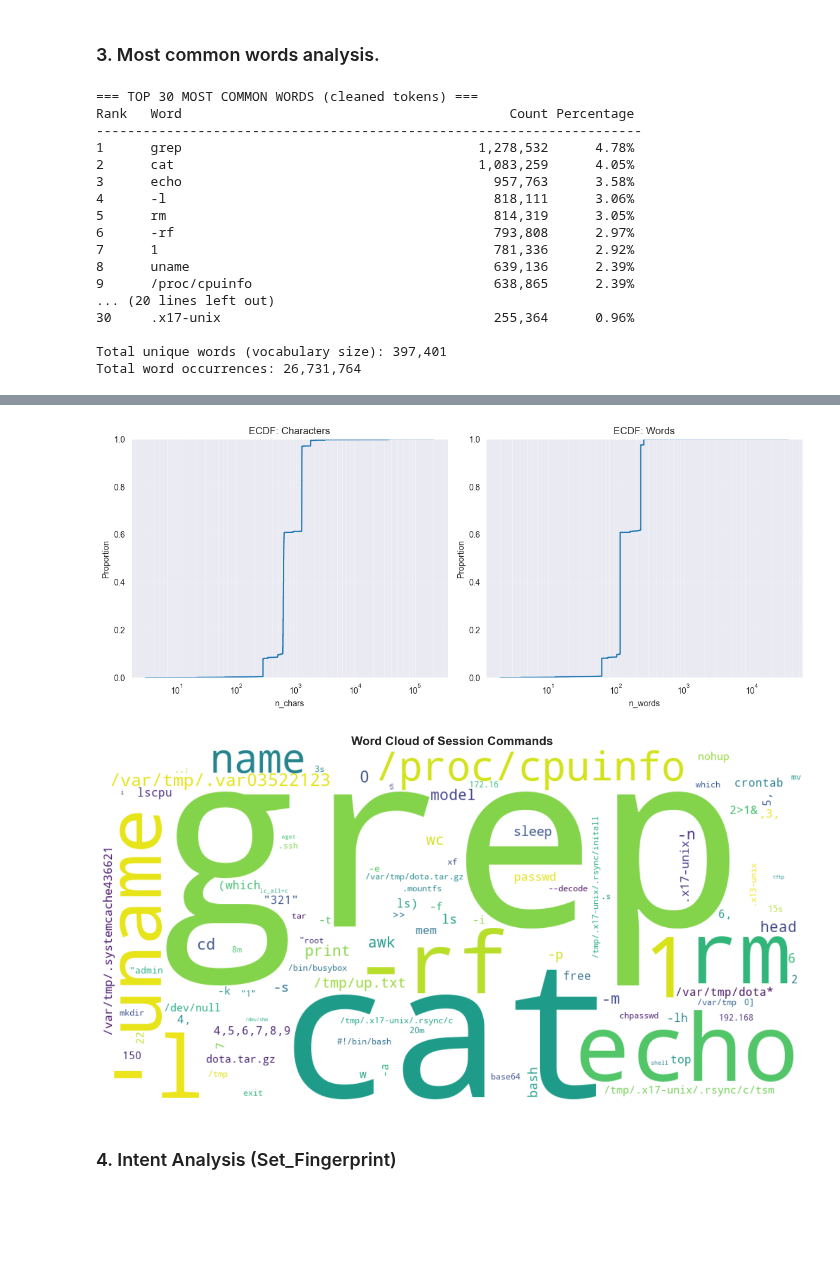
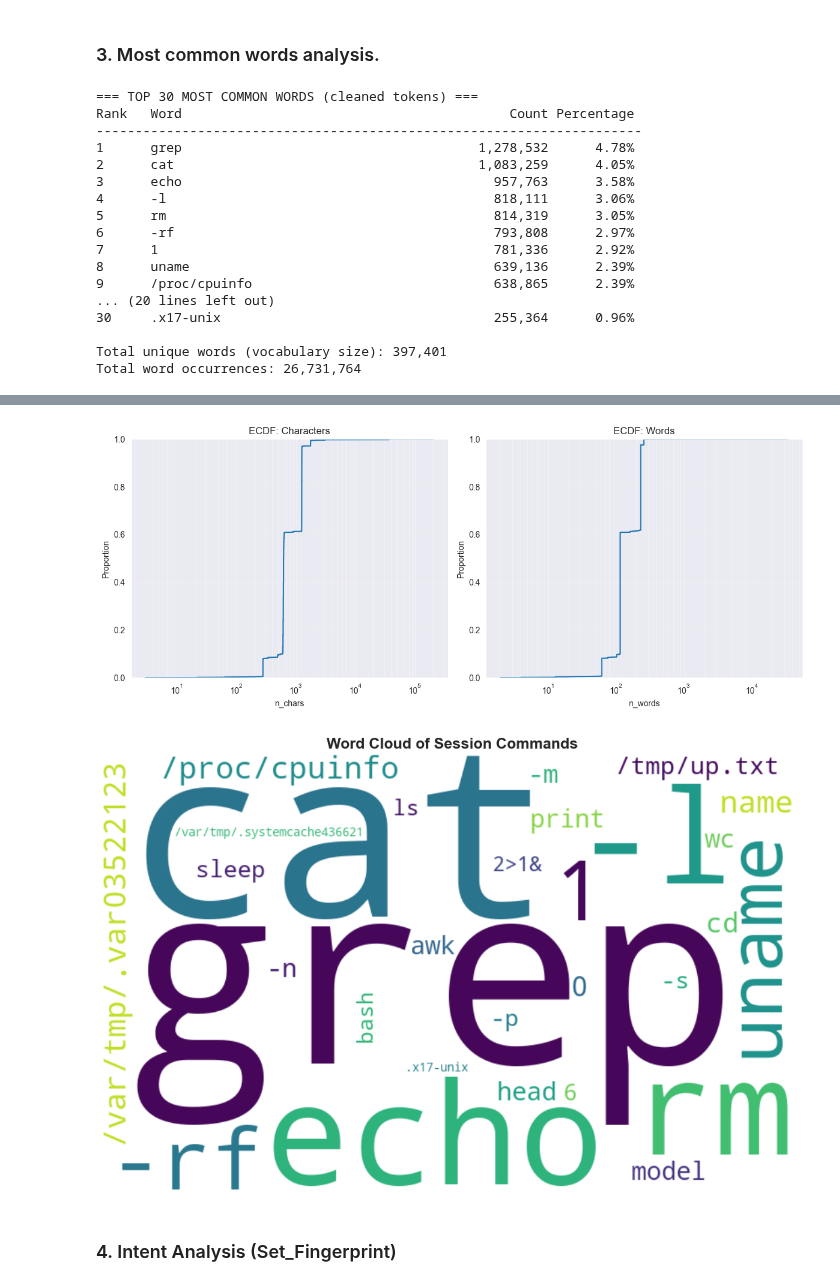
Before and after one commit to SteLib/ML-ssh-session-classifier, a Jupyter notebook: section_1_pre_processing.ipynb, the cells around one changed output, grey strips where cells are left out. Cells and saved outputs as stored; diff of their text form; code cells hidden in the pictures; blank space fills up the shorter version.

```diff
--- a/section_1_pre_processing.ipynb
+++ b/section_1_pre_processing.ipynb
@@ -453,7 +453,7 @@ counts = [count for word, count in top_30_words]
 
 # Horizontal bar chart (better for long words/paths)
 plt.figure(figsize=(12, 10))
-plt.barh(range(len(words)), counts, color='steelblue', edgecolor='black', alpha=0.7)
+plt.barh(range(len(words)), counts, color="#4467F5", edgecolor='black', alpha=0.7)
 plt.yticks(range(len(words)), words, fontsize=10)
 plt.xlabel('Frequency', fontsize=12)
 plt.title('Top 30 Most Common Words (cleaned tokens)', fontsize=14, fontweight='bold')
@@ -489,11 +489,11 @@ word_freq_dict = dict(word_count_pairs)
 
 # Generiamo la WordCloud
 wordcloud = WordCloud(
-    width=1000,
+    width=800,
     height=500,
     background_color='white',
     colormap='viridis',  # O 'magma', 'inferno' per colori diversi
-    max_words=100
+    max_words=30
 ).generate_from_frequencies(word_freq_dict)
 
 # Plot
@@ -525,5 +525,5 @@ Total word occurrences: 26,731,764
 [figure]
-[figure, old version]
+[figure, new version]
 # %% [markdown]
 ### 4. Intent Analysis (Set_Fingerprint)
 # %%
```
Also changed, not shown: parts of 2 cells of this notebook.
